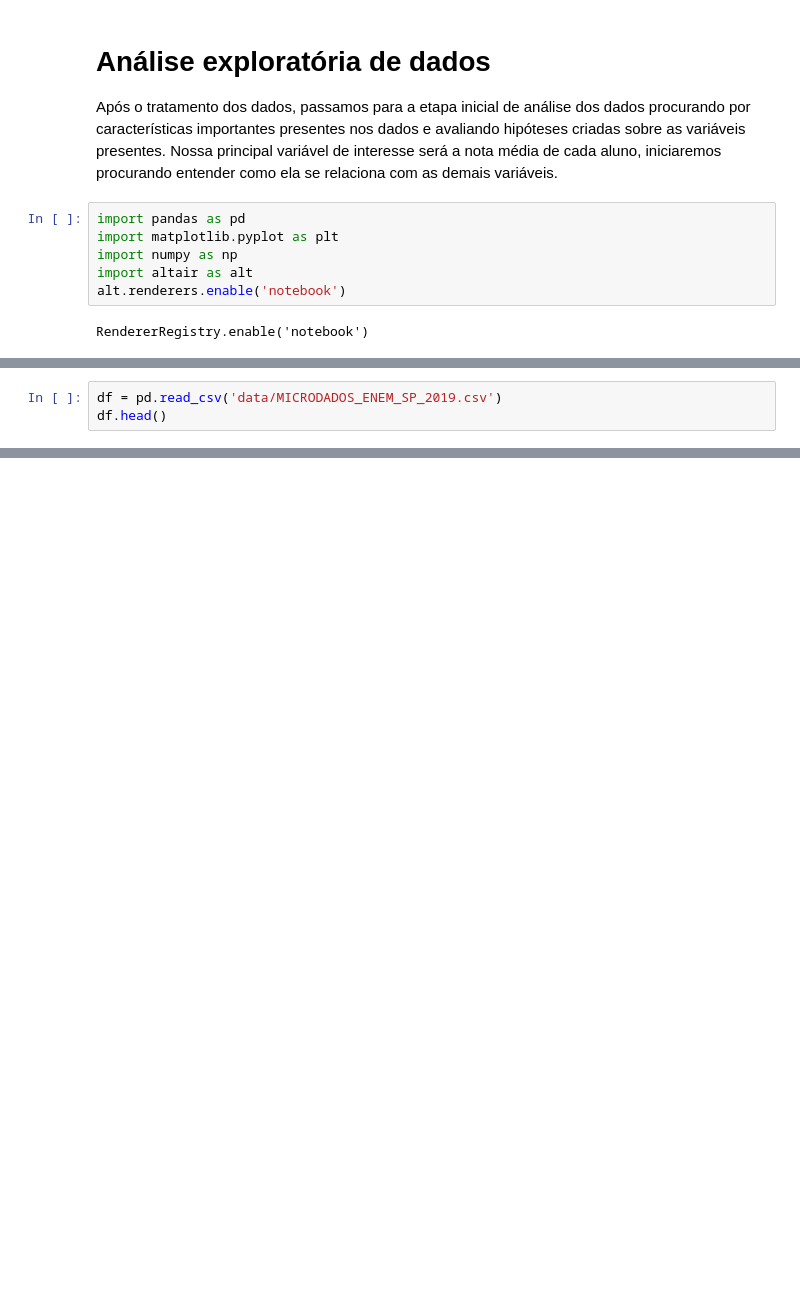
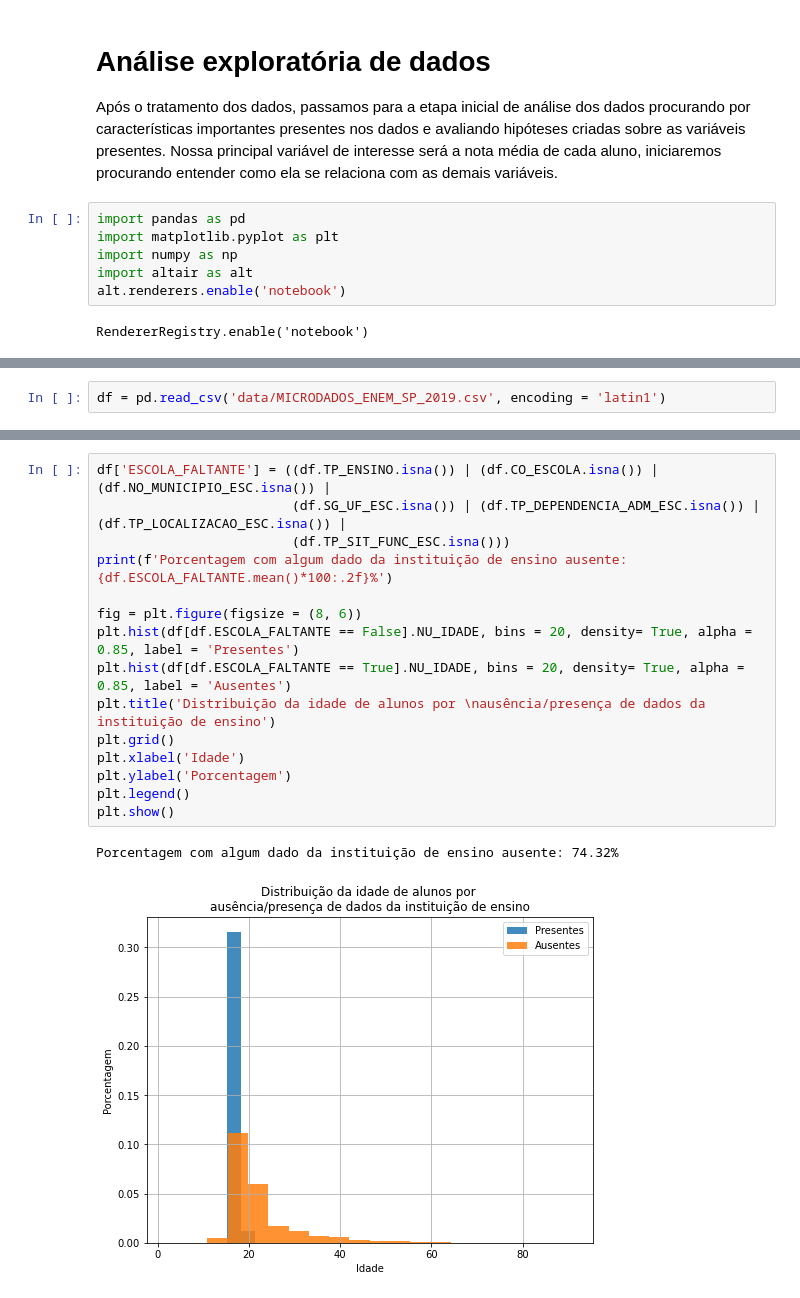
Before and after one commit to GiovaniValdrighi/analise_enem, a Jupyter notebook: Notebooks/ADE.ipynb, the cells around one changed output, grey strips where cells are left out. Cells and saved outputs as stored; diff of their text form; blank space fills up the shorter version.

Commit message:
first plots created

```diff
--- a/Notebooks/ADE.ipynb
+++ b/Notebooks/ADE.ipynb
@@ -17,3 +13,2 @@ df['NU_NOTA'] = 0.2 * (df['NU_NOTA_MT'] + df['NU_NOTA_LC'] + df['NU_NOTA_CN'] +
 # %%
-df = pd.read_csv('data/MICRODADOS_ENEM_SP_2019.csv')
-df.head()
+df = pd.read_csv('data/MICRODADOS_ENEM_SP_2019.csv', encoding = 'latin1')
@@ -88,0 +71,18 @@ alt.Chart(...)
+# %%
+df['ESCOLA_FALTANTE'] = ((df.TP_ENSINO.isna()) | (df.CO_ESCOLA.isna()) | (df.NO_MUNICIPIO_ESC.isna()) |
+                         (df.SG_UF_ESC.isna()) | (df.TP_DEPENDENCIA_ADM_ESC.isna()) | (df.TP_LOCALIZACAO_ESC.isna()) |
+                         (df.TP_SIT_FUNC_ESC.isna()))
+print(f'Porcentagem com algum dado da instituição de ensino ausente: {df.ESCOLA_FALTANTE.mean()*100:.2f}%')
+
+fig = plt.figure(figsize = (8, 6))
+plt.hist(df[df.ESCOLA_FALTANTE == False].NU_IDADE, bins = 20, density= True, alpha = 0.85, label = 'Presentes')
+plt.hist(df[df.ESCOLA_FALTANTE == True].NU_IDADE, bins = 20, density= True, alpha = 0.85, label = 'Ausentes')
+plt.title('Distribuição da idade de alunos por \nausência/presença de dados da instituição de ensino')
+plt.grid()
+plt.xlabel('Idade')
+plt.ylabel('Porcentagem')
+plt.legend()
+plt.show()
+# %% [output]
+Porcentagem com algum dado da instituição de ensino ausente: 74.32%
+[figure, added]
```
Also changed, not shown: parts of 19 cells of this notebook, 1 other file.
